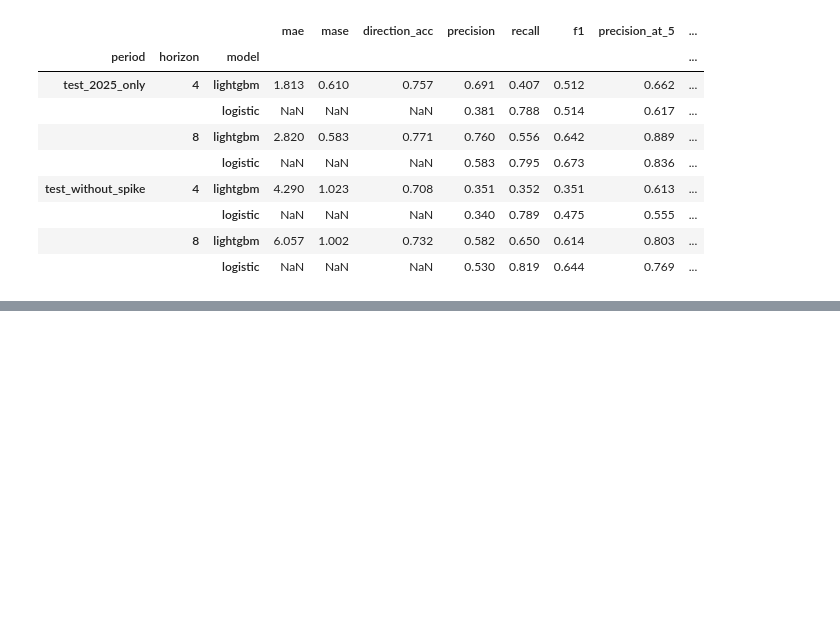
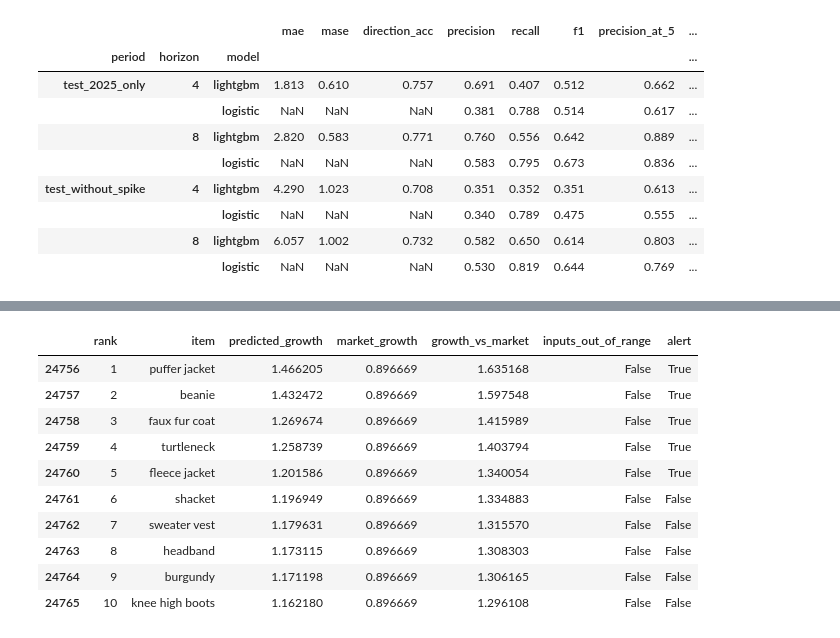
Before and after one commit to samichi-rungta/fashion-trends-forcasting, a Jupyter notebook: google_trends_models.ipynb, the cells around one changed output, grey strips where cells are left out. Cells and saved outputs as stored; diff of their text form; code cells hidden in the pictures; blank space fills up the shorter version.

```diff
--- a/google_trends_models.ipynb
+++ b/google_trends_models.ipynb
@@ -579,0 +581,22 @@ fair.sort_values(["period", "horizon", "mae"]).round(3)
+# %%
+# Flag forecasts whose inputs are outside the training range
+WATCH = ["market_growth4"]
+
+blocks = []
+for h in HORIZONS:
+    d = data[h]
+    dates = sorted(d.loc[d["date"] >= TEST_START, "date"].unique())
+    for i in range(0, len(dates), REFIT_EVERY_TEST):          # the same 4-week refit blocks as the final test
+        block = dates[i:i + REFIT_EVERY_TEST]
+        T = block[0]
+        train = d[(d["target_date"] <= T) & d["actual"].notna()]
+        lo, hi = train[WATCH].min(), train[WATCH].max()
+        b = d.loc[d["date"].isin(block), ["date", "item", "horizon"] + WATCH].copy()
+        b["inputs_out_of_range"] = ((b[WATCH] < lo) | (b[WATCH] > hi)).any(axis=1)
+        blocks.append(b[["date", "item", "horizon", "inputs_out_of_range"]])
+oor = pd.concat(blocks, ignore_index=True)
+
+weeks = oor[oor["inputs_out_of_range"]].groupby("horizon")["date"].unique()
+for h in HORIZONS:
+    w = sorted(pd.to_datetime(weeks.get(h, [])))
+    print(f"h={h}: {len(w)} forecast weeks flagged:", [x.strftime("%Y-%m-%d") for x in w])
@@ -579,0 +631,28 @@ fair.sort_values(["period", "horizon", "mae"]).round(3)
+# %%
+# Rankings file with growth relative to the market and the out-of-range flag
+rank2 = rank.merge(oor, on=["date", "item", "horizon"], how="left")
+rank2["inputs_out_of_range"] = rank2["inputs_out_of_range"].fillna(False).astype(bool)
+rank2["market_growth"] = rank2.groupby(["date", "horizon"])["predicted_growth"].transform("mean")
+rank2["growth_vs_market"] = rank2["predicted_growth"] / rank2["market_growth"]
+rank2["alert"] = rank2["predicted_rising"] & ~rank2["inputs_out_of_range"]
+
+rank2.to_csv(os.path.join(OUT_DIR, "rankings_weekly.csv"), index=False)
+app_rank = rank2.rename(columns={"date": "week", "item": "style"})
+app_rank["week"] = app_rank["week"].dt.strftime("%Y-%m-%d")
+app_rank.to_csv("deployment/data/rankings.csv", index=False)
+
+latest = rank2["date"].max()
+rank2[(rank2["date"] == latest) & (rank2["horizon"] == 4)][
+    ["rank", "item", "predicted_growth", "market_growth", "growth_vs_market", "inputs_out_of_range", "alert"]].head(10)
+# %% [output]
+|  | rank | item | predicted_growth | market_growth | growth_vs_market | inputs_out_of_range | alert |
+| 24756 | 1 | puffer jacket | 1.466205 | 0.896669 | 1.635168 | False | True |
+| 24757 | 2 | beanie | 1.432472 | 0.896669 | 1.597548 | False | True |
+| 24758 | 3 | faux fur coat | 1.269674 | 0.896669 | 1.415989 | False | True |
+| 24759 | 4 | turtleneck | 1.258739 | 0.896669 | 1.403794 | False | True |
+| 24760 | 5 | fleece jacket | 1.201586 | 0.896669 | 1.340054 | False | True |
+| 24761 | 6 | shacket | 1.196949 | 0.896669 | 1.334883 | False | False |
+| 24762 | 7 | sweater vest | 1.179631 | 0.896669 | 1.315570 | False | False |
+| 24763 | 8 | headband | 1.173115 | 0.896669 | 1.308303 | False | False |
+| 24764 | 9 | burgundy | 1.171198 | 0.896669 | 1.306165 | False | False |
+| 24765 | 10 | knee high boots | 1.162180 | 0.896669 | 1.296108 | False | False |
```
Also changed, not shown: parts of 9 cells of this notebook, 6 other files.
